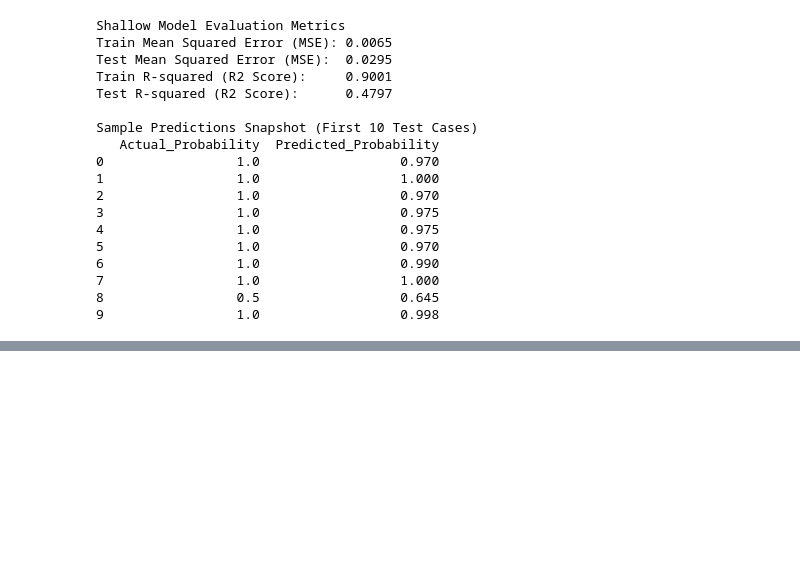
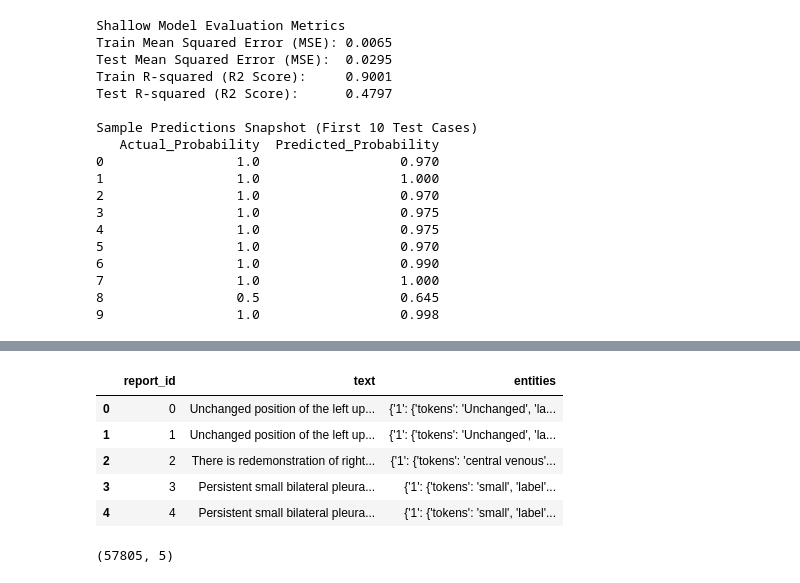
Before and after one commit to Doctorstrange/512_2, a Jupyter notebook: trainer.ipynb, the cells around one changed output, grey strips where cells are left out. Saved outputs shown, nothing was run; the diff lists cells and outputs as text; code cells hidden in the pictures; blank space fills up the shorter version.

```diff
--- a/trainer.ipynb
+++ b/trainer.ipynb
@@ -200,0 +302,15 @@ Sample Predictions Snapshot (First 10 Test Cases)
+# %%
+# drop data data_split and data_source, num_entities columns since they are not needed for training
+df_index_complete_clean = df_index_complete.drop(columns=["data_split", "data_source", "num_entities"])
+df_index_complete_clean.head()
+# %% [output]
+|  | report_id | text | entities |
+| 0 | 0 | Unchanged position of the left up... | {'1': {'tokens': 'Unchanged', 'la... |
+| 1 | 1 | Unchanged position of the left up... | {'1': {'tokens': 'Unchanged', 'la... |
+| 2 | 2 | There is redemonstration of right... | {'1': {'tokens': 'central venous'... |
+| 3 | 3 | Persistent small bilateral pleura... | {'1': {'tokens': 'small', 'label'... |
+| 4 | 4 | Persistent small bilateral pleura... | {'1': {'tokens': 'small', 'label'... |
+# %%
+df_index_complete_clean.shape
+# %% [output]
+(57805, 5)
```
Also changed, not shown: parts of 10 cells of this notebook.
